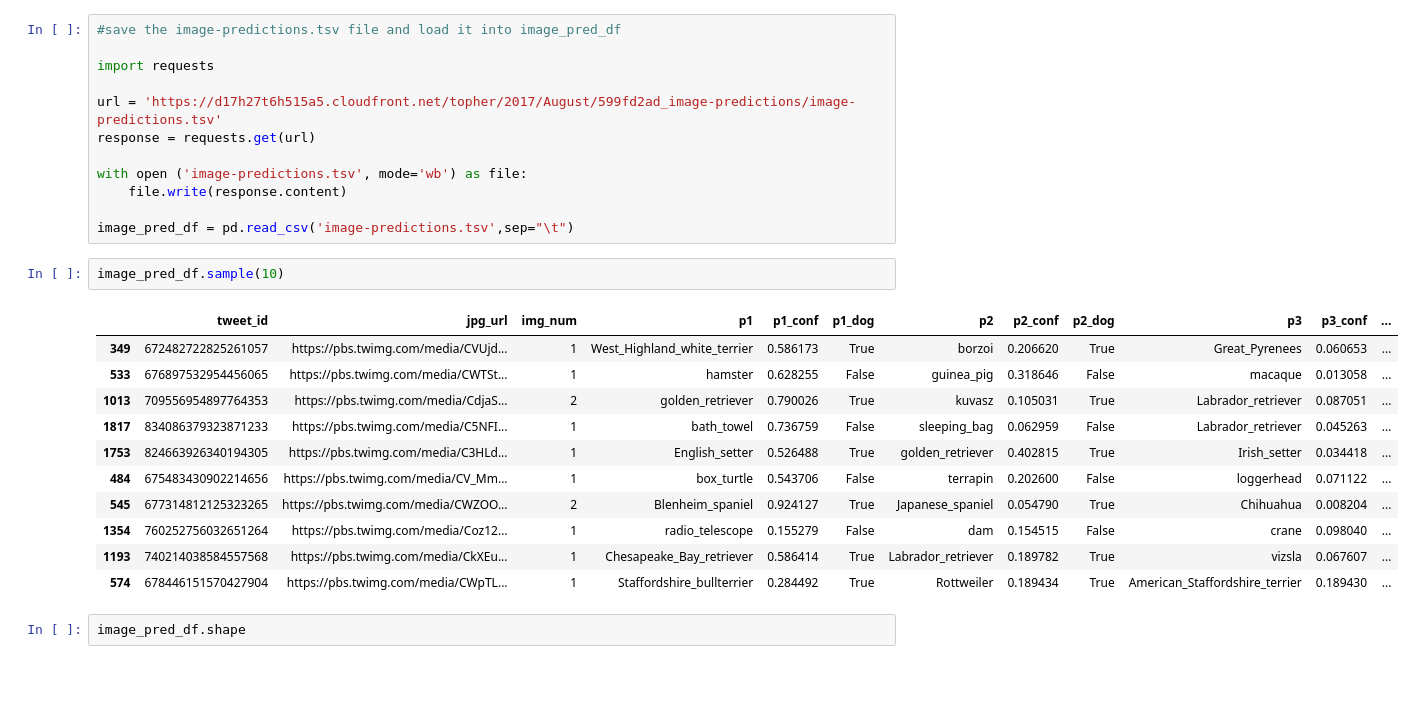
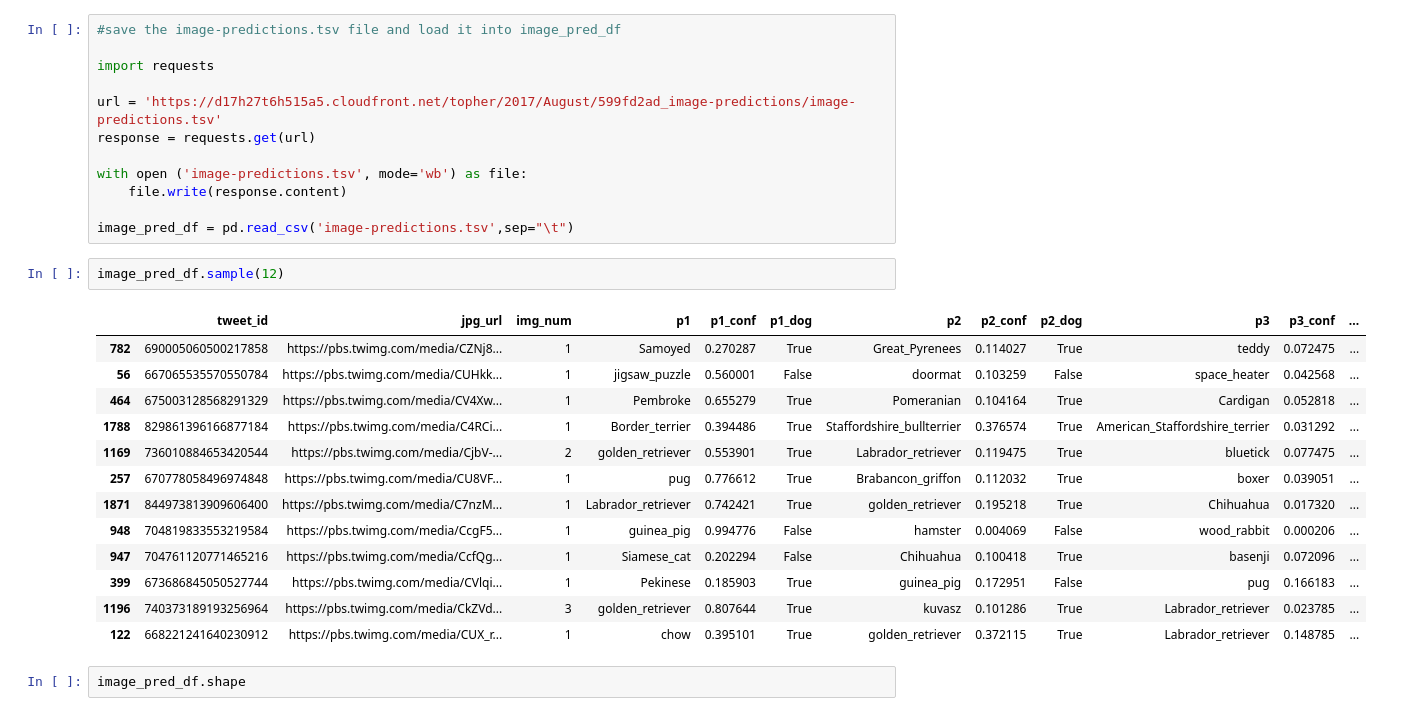
Before and after one commit to Eben-Success/Udacity_Data_Analysis_Projects, a Jupyter notebook: Project 2/wrangle_act2 copy.ipynb, the cells around one changed output. Drawn from its saved outputs; the diff is of its cells as text; blank space fills up the shorter version.

```diff
--- a/Project 2/wrangle_act2 copy.ipynb
+++ b/Project 2/wrangle_act2 copy.ipynb
@@ -59,19 +59,21 @@ with open ('image-predictions.tsv', mode='wb') as file:
 
 image_pred_df = pd.read_csv('image-predictions.tsv',sep="\t")
 # %%
-image_pred_df.sample(10)
+image_pred_df.sample(12)
 # %% [output]
 |  | tweet_id | jpg_url | img_num | p1 | p1_conf | p1_dog | p2 | p2_conf | p2_dog | p3 | p3_conf | ... |
-| 349 | 672482722825261057 | https://pbs.twimg.com/media/CVUjd... | 1 | West_Highland_white_terrier | 0.586173 | True | borzoi | 0.206620 | True | Great_Pyrenees | 0.060653 | ... |
-| 533 | 676897532954456065 | https://pbs.twimg.com/media/CWTSt... | 1 | hamster | 0.628255 | False | guinea_pig | 0.318646 | False | macaque | 0.013058 | ... |
-| 1013 | 709556954897764353 | https://pbs.twimg.com/media/CdjaS... | 2 | golden_retriever | 0.790026 | True | kuvasz | 0.105031 | True | Labrador_retriever | 0.087051 | ... |
-| 1817 | 834086379323871233 | https://pbs.twimg.com/media/C5NFI... | 1 | bath_towel | 0.736759 | False | sleeping_bag | 0.062959 | False | Labrador_retriever | 0.045263 | ... |
-| 1753 | 824663926340194305 | https://pbs.twimg.com/media/C3HLd... | 1 | English_setter | 0.526488 | True | golden_retriever | 0.402815 | True | Irish_setter | 0.034418 | ... |
-| 484 | 675483430902214656 | https://pbs.twimg.com/media/CV_Mm... | 1 | box_turtle | 0.543706 | False | terrapin | 0.202600 | False | loggerhead | 0.071122 | ... |
-| 545 | 677314812125323265 | https://pbs.twimg.com/media/CWZOO... | 2 | Blenheim_spaniel | 0.924127 | True | Japanese_spaniel | 0.054790 | True | Chihuahua | 0.008204 | ... |
-| 1354 | 760252756032651264 | https://pbs.twimg.com/media/Coz12... | 1 | radio_telescope | 0.155279 | False | dam | 0.154515 | False | crane | 0.098040 | ... |
-| 1193 | 740214038584557568 | https://pbs.twimg.com/media/CkXEu... | 1 | Chesapeake_Bay_retriever | 0.586414 | True | Labrador_retriever | 0.189782 | True | vizsla | 0.067607 | ... |
-| 574 | 678446151570427904 | https://pbs.twimg.com/media/CWpTL... | 1 | Staffordshire_bullterrier | 0.284492 | True | Rottweiler | 0.189434 | True | American_Staffordshire_terrier | 0.189430 | ... |
+| 782 | 690005060500217858 | https://pbs.twimg.com/media/CZNj8... | 1 | Samoyed | 0.270287 | True | Great_Pyrenees | 0.114027 | True | teddy | 0.072475 | ... |
+| 56 | 667065535570550784 | https://pbs.twimg.com/media/CUHkk... | 1 | jigsaw_puzzle | 0.560001 | False | doormat | 0.103259 | False | space_heater | 0.042568 | ... |
+| 464 | 675003128568291329 | https://pbs.twimg.com/media/CV4Xw... | 1 | Pembroke | 0.655279 | True | Pomeranian | 0.104164 | True | Cardigan | 0.052818 | ... |
+| 1788 | 829861396166877184 | https://pbs.twimg.com/media/C4RCi... | 1 | Border_terrier | 0.394486 | True | Staffordshire_bullterrier | 0.376574 | True | American_Staffordshire_terrier | 0.031292 | ... |
+| 1169 | 736010884653420544 | https://pbs.twimg.com/media/CjbV-... | 2 | golden_retriever | 0.553901 | True | Labrador_retriever | 0.119475 | True | bluetick | 0.077475 | ... |
+| 257 | 670778058496974848 | https://pbs.twimg.com/media/CU8VF... | 1 | pug | 0.776612 | True | Brabancon_griffon | 0.112032 | True | boxer | 0.039051 | ... |
+| 1871 | 844973813909606400 | https://pbs.twimg.com/media/C7nzM... | 1 | Labrador_retriever | 0.742421 | True | golden_retriever | 0.195218 | True | Chihuahua | 0.017320 | ... |
+| 948 | 704819833553219584 | https://pbs.twimg.com/media/CcgF5... | 1 | guinea_pig | 0.994776 | False | hamster | 0.004069 | False | wood_rabbit | 0.000206 | ... |
+| 947 | 704761120771465216 | https://pbs.twimg.com/media/CcfQg... | 1 | Siamese_cat | 0.202294 | False | Chihuahua | 0.100418 | True | basenji | 0.072096 | ... |
+| 399 | 673686845050527744 | https://pbs.twimg.com/media/CVlqi... | 1 | Pekinese | 0.185903 | True | guinea_pig | 0.172951 | False | pug | 0.166183 | ... |
+| 1196 | 740373189193256964 | https://pbs.twimg.com/media/CkZVd... | 3 | golden_retriever | 0.807644 | True | kuvasz | 0.101286 | True | Labrador_retriever | 0.023785 | ... |
+| 122 | 668221241640230912 | https://pbs.twimg.com/media/CUX_r... | 1 | chow | 0.395101 | True | golden_retriever | 0.372115 | True | Labrador_retriever | 0.148785 | ... |
 # %%
 image_pred_df.shape
 # %% [output]
```
